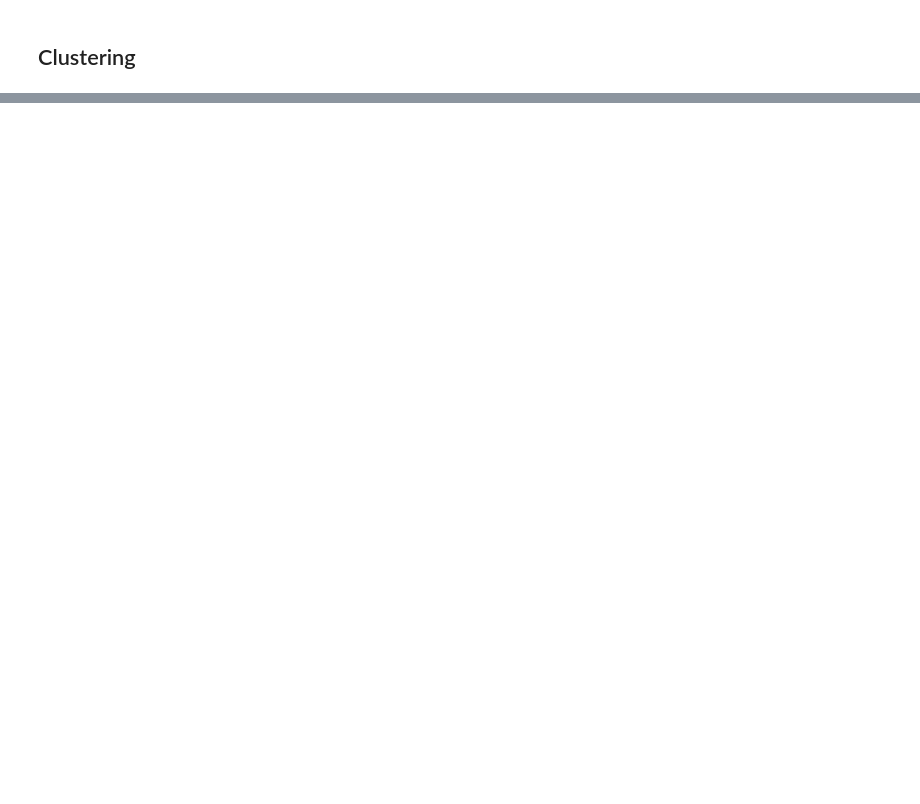
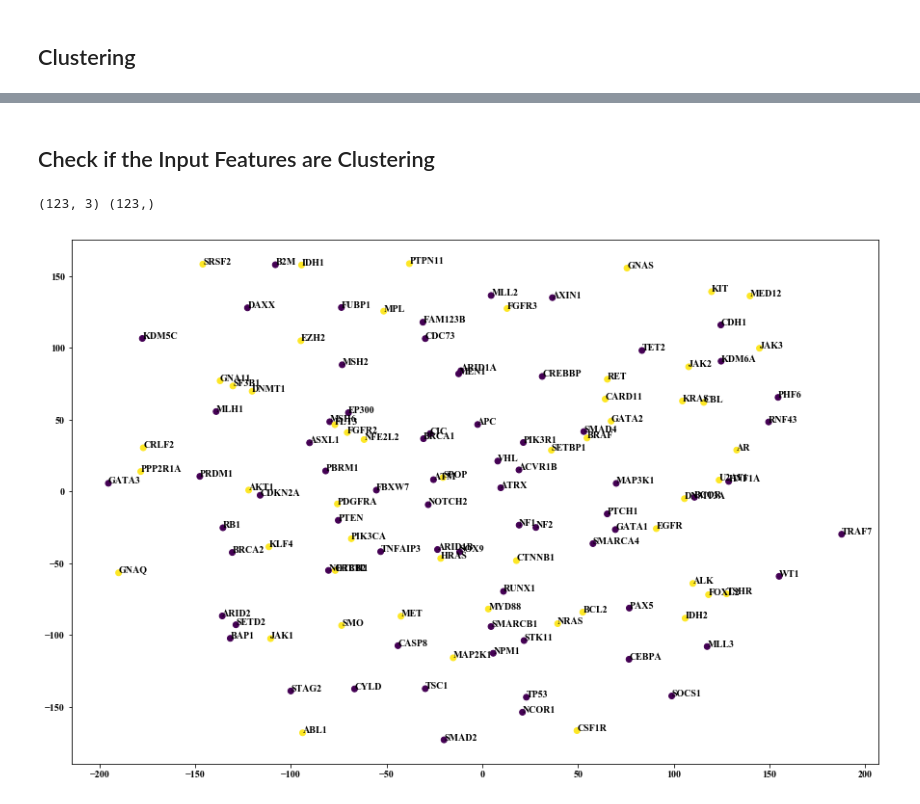
Before and after one commit to schulter/EMOGI, a Jupyter notebook: GCN/supressor_oncogene_clustering.ipynb, the cells around one changed output, grey strips where cells are left out. Drawn from its saved outputs; the diff is of its cells as text; code cells hidden in the pictures; blank space fills up the shorter version.

```diff
--- a/GCN/supressor_oncogene_clustering.ipynb
+++ b/GCN/supressor_oncogene_clustering.ipynb
@@ -202,0 +204,24 @@ cancers[cancers['Gene Symbol'] == 'PHF6']
+# %% [markdown]
+## Check if the Input Features are Clustering
+# %%
+inp_sup = features[nodes.Name.isin(suppressors['Gene Symbol'])]
+inp_onc = features[nodes.Name.isin(oncogenes['Gene Symbol'])]
+# %%
+X_inp = np.concatenate((inp_sup, inp_onc))
+y = np.concatenate((np.zeros(inp_sup.shape[0]), np.ones(inp_onc.shape[0])))
+# %%
+if type_of_emb is 'TSNE':
+    dim_red = PCA(n_components=n_comp)
+else:
+    dim_red = TSNE(n_components=n_comp)
+emb = dim_red.fit_transform(X_inp)
+names = pd.concat((suppressors['Gene Symbol'], oncogenes['Gene Symbol']))
+# %%
+fig = plt.figure(figsize=(15, 10))
+plt.scatter(x=emb[:, 0], y=emb[:, 1], c=y)
+print (emb.shape, names.shape)
+for i in range(len(names)):
+    plt.text(x=emb[i, 0]+.05, y=emb[i, 1]+.05, s=names.iloc[i])
+# %% [output]
+(123, 3) (123,)
+[figure, added]
```
Also changed, not shown: parts of 19 cells of this notebook.
